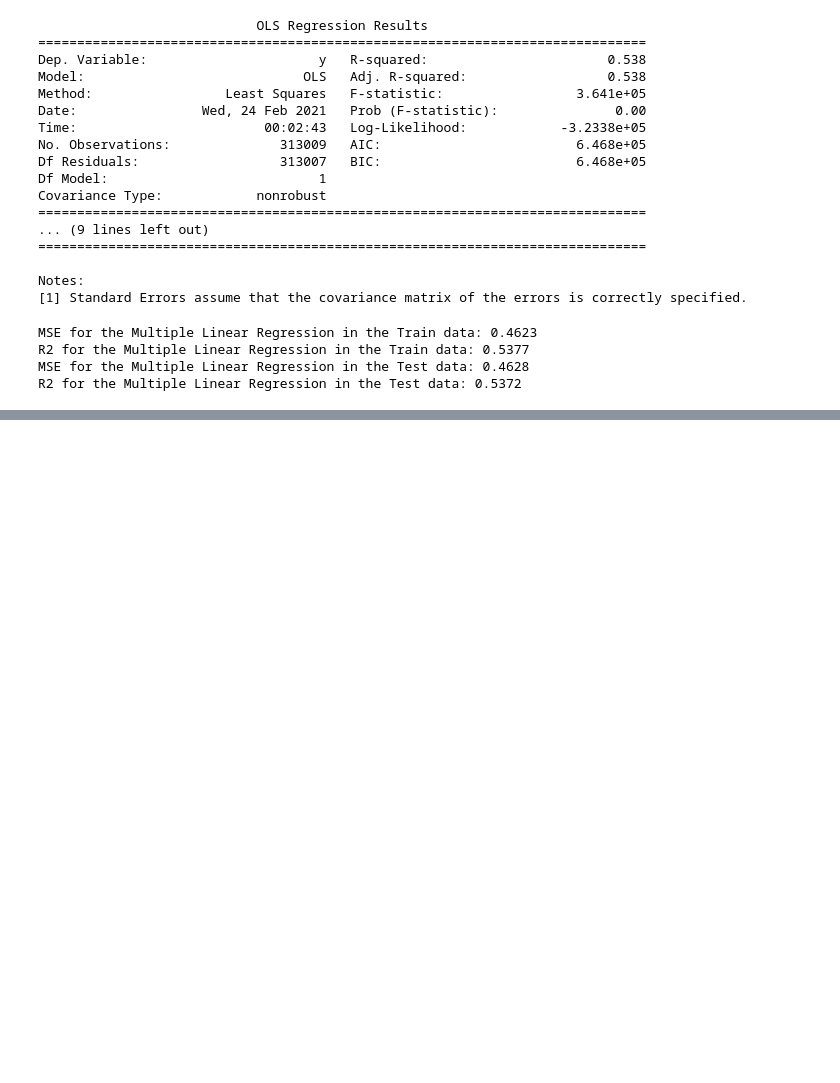
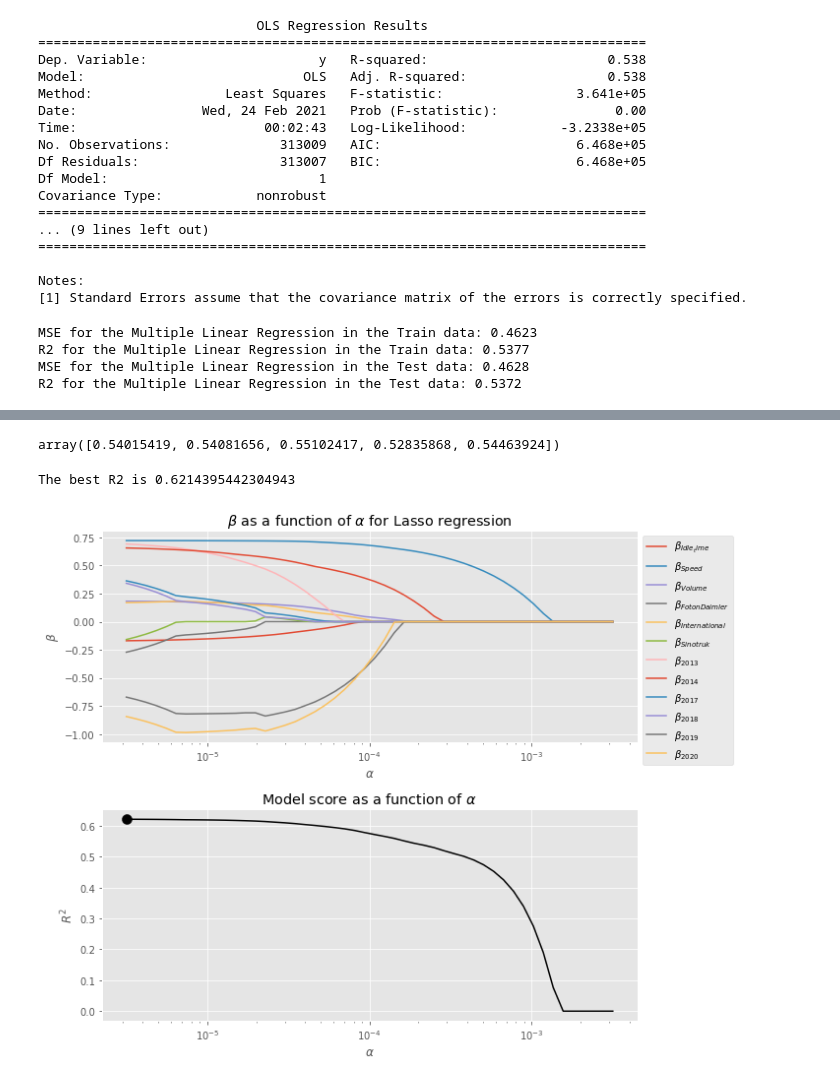
Before and after one commit to rgamerosl/capstone-project, a Jupyter notebook: final_remarks.ipynb, the cells around one changed output, grey strips where cells are left out. Cells and saved outputs as stored; diff of their text form; code cells hidden in the pictures; blank space fills up the shorter version.

Commit message:
Add Lasso and Ridge Models to the whole data

```diff
--- a/final_remarks.ipynb
+++ b/final_remarks.ipynb
@@ -516,3 +517,6 @@ MSE for the Multiple Linear Regression in the Train data: 0.4623
 R2 for the Multiple Linear Regression in the Train data: 0.5377
 MSE for the Multiple Linear Regression in the Test data: 0.4628
 R2 for the Multiple Linear Regression in the Test data: 0.5372
+# %%
+### Train Test split
+data_train, data_test = train_test_split(data, test_size=0.25, random_state=42, shuffle=True)
@@ -518,0 +568,5 @@ R2 for the Multiple Linear Regression in the Test data: 0.5372
+# %%
+from sklearn import linear_model
+clf = linear_model.Lasso(alpha=0.05)
+clf.fit(X_train, y_train)
+print(clf.coef_)
@@ -518,0 +581,4 @@ R2 for the Multiple Linear Regression in the Test data: 0.5372
+# %%
+cross_val_score(clf,X_train,y_train,scoring='r2',cv=5)
+# %% [output]
+array([0.54015419, 0.54081656, 0.55102417, 0.52835868, 0.54463924])
@@ -518,0 +617,38 @@ R2 for the Multiple Linear Regression in the Test data: 0.5372
+# %%
+def plot_alpha_v_coef(ax, alphas, coefs, column_names, method='Lasso'):
+    '''
+    plots alpha versus the beta coefficients
+    '''
+    for feature in range(len(coefs[0])):
+        if np.absolute(coefs[0,feature]) > 0.1 or feature == 2:  # only plot large coefficients + 3 order
+            ax.plot(alphas, coefs[:, feature],
+                     label="$\\beta_{{{}}}$".format(column_names[feature]))  #'{} order'.format(feature+1))
+    ax.set_xscale('log')
+    ax.set_title("$\\beta$ as a function of $\\alpha$ for {} regression".format(method))
+    ax.set_xlabel("$\\alpha$")
+    ax.set_ylabel("$\\beta$")
+    ax.legend(loc="upper left",bbox_to_anchor=(1,1))
+
+def plot_alpha_v_scores(ax, alphas, scores):
+    '''
+    plots alpha versus the RMSE
+    '''
+    ax.plot(alphas,scores,c='k')
+    ax.scatter(alphas[np.argmax(scores)],scores.max(), c='k', s=100)
+    print('The best R2 is {}'.format( scores.max() ))
+    ax.set_title('Model score as a function of $\\alpha$')
+    ax.set_xscale('log')
+    ax.set_xlabel("$\\alpha$")
+    ax.set_ylabel('$R^{2}$');    #'$R^{2}$');
+# %%
+column_names =  data_train.columns[data_train.columns != 'liters_per_hour']
+
+alphas, coefs, scores = get_ridge_lasso_coeff(X_train,y_train,-5.5,-2.5, reg='Lasso',cv=True)
+fig, ax = plt.subplots(2,1,figsize=(10,8))
+plot_alpha_v_coef(ax[0], alphas, coefs, column_names, method='Lasso')
+plot_alpha_v_scores(ax[1], alphas, scores)
+fig.tight_layout()
+fig.savefig(f'figures/Lasso_coefficients.png')
+# %% [output]
+The best R2 is 0.6214395442304943
+[figure, added]
```
Also changed, not shown: parts of 9 cells of this notebook.
